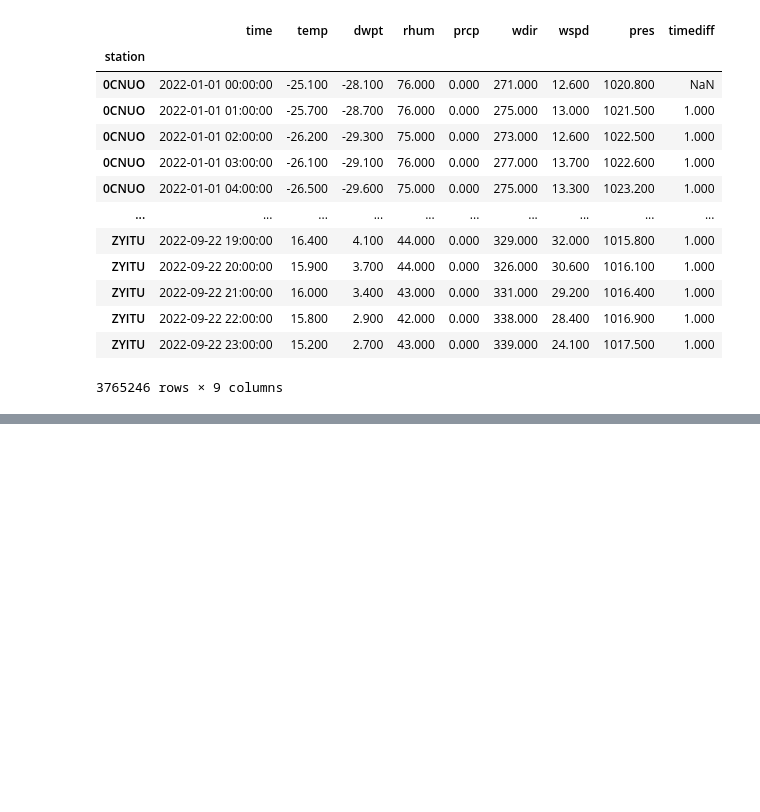
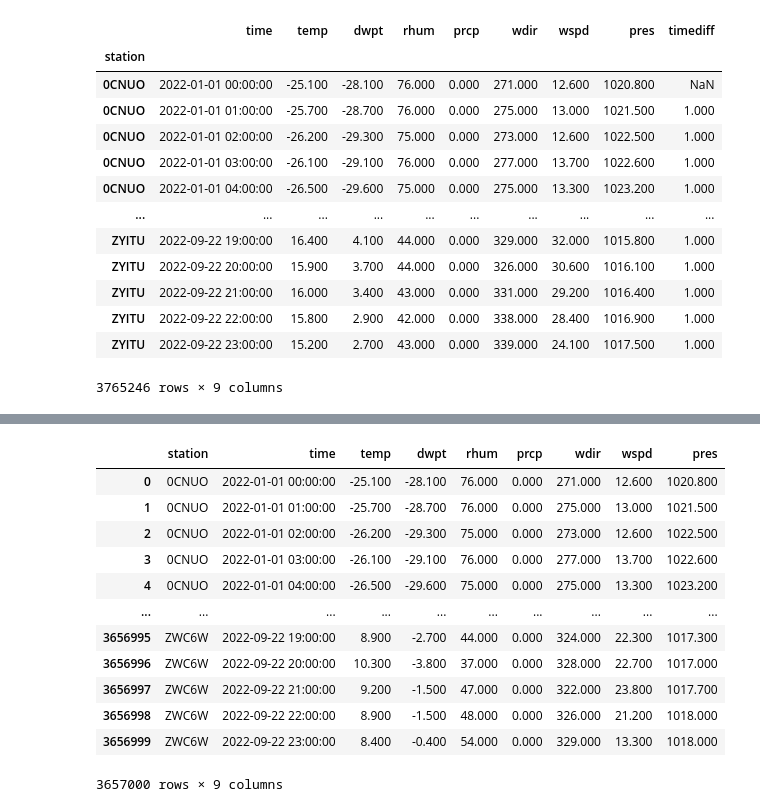
Before and after one commit to Pkeet99/Weatherman, a Jupyter notebook: data_cleaning/initial_cleaning.ipynb, the cells around one changed output, grey strips where cells are left out. Saved outputs shown, nothing was run; the diff lists cells and outputs as text; code cells hidden in the pictures; blank space fills up the shorter version.

Commit message:
updated with all time put in.

```diff
--- a/data_cleaning/initial_cleaning.ipynb
+++ b/data_cleaning/initial_cleaning.ipynb
@@ -257,0 +229,8 @@ df_time
+# %%
+df_station = pd.DataFrame(df.station.unique())
+df_station.columns=['station']
+# %%
+#merging to limit to the 575 stations which have data back to Jan.
+df_station=df_station.merge(df_stationskeep.station, left_on='station',right_on='station')
+# %%
+df_time_station=df_station.merge(df_time, how='cross')
@@ -257,0 +253,18 @@ df_time
+# %%
+df=df_time_station.merge(df,left_on=['station', 'time'], right_on=['station','time'], how='left') #new df with nulls
+# %%
+df
+# %% [output]
+|  | station | time | temp | dwpt | rhum | prcp | wdir | wspd | pres |
+| 0 | 0CNUO | 2022-01-01 00:00:00 | -25.100 | -28.100 | 76.000 | 0.000 | 271.000 | 12.600 | 1020.800 |
+| 1 | 0CNUO | 2022-01-01 01:00:00 | -25.700 | -28.700 | 76.000 | 0.000 | 275.000 | 13.000 | 1021.500 |
+| 2 | 0CNUO | 2022-01-01 02:00:00 | -26.200 | -29.300 | 75.000 | 0.000 | 273.000 | 12.600 | 1022.500 |
+| 3 | 0CNUO | 2022-01-01 03:00:00 | -26.100 | -29.100 | 76.000 | 0.000 | 277.000 | 13.700 | 1022.600 |
+| 4 | 0CNUO | 2022-01-01 04:00:00 | -26.500 | -29.600 | 75.000 | 0.000 | 275.000 | 13.300 | 1023.200 |
+| ... | ... | ... | ... | ... | ... | ... | ... | ... | ... |
+| 3656995 | ZWC6W | 2022-09-22 19:00:00 | 8.900 | -2.700 | 44.000 | 0.000 | 324.000 | 22.300 | 1017.300 |
+| 3656996 | ZWC6W | 2022-09-22 20:00:00 | 10.300 | -3.800 | 37.000 | 0.000 | 328.000 | 22.700 | 1017.000 |
+| 3656997 | ZWC6W | 2022-09-22 21:00:00 | 9.200 | -1.500 | 47.000 | 0.000 | 322.000 | 23.800 | 1017.700 |
+| 3656998 | ZWC6W | 2022-09-22 22:00:00 | 8.900 | -1.500 | 48.000 | 0.000 | 326.000 | 21.200 | 1018.000 |
+| 3656999 | ZWC6W | 2022-09-22 23:00:00 | 8.400 | -0.400 | 54.000 | 0.000 | 329.000 | 13.300 | 1018.000 |
+3657000 rows × 9 columns
```
Also changed, not shown: parts of 4 cells of this notebook.
